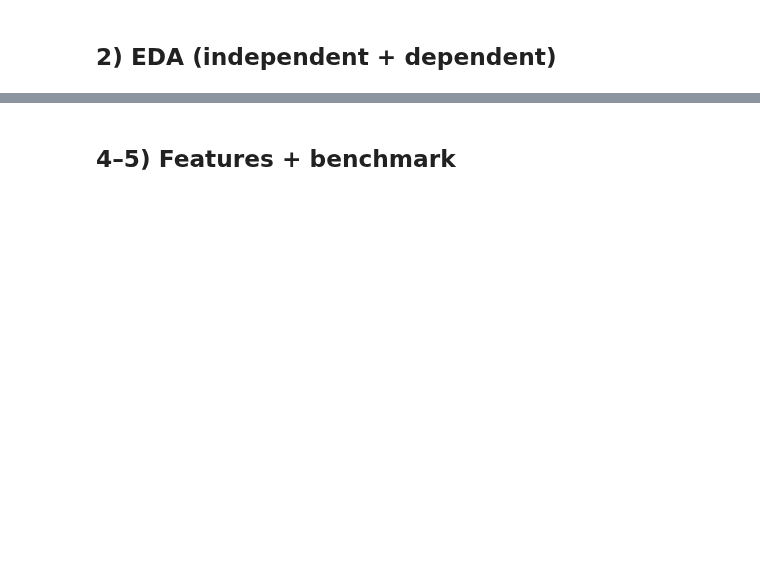
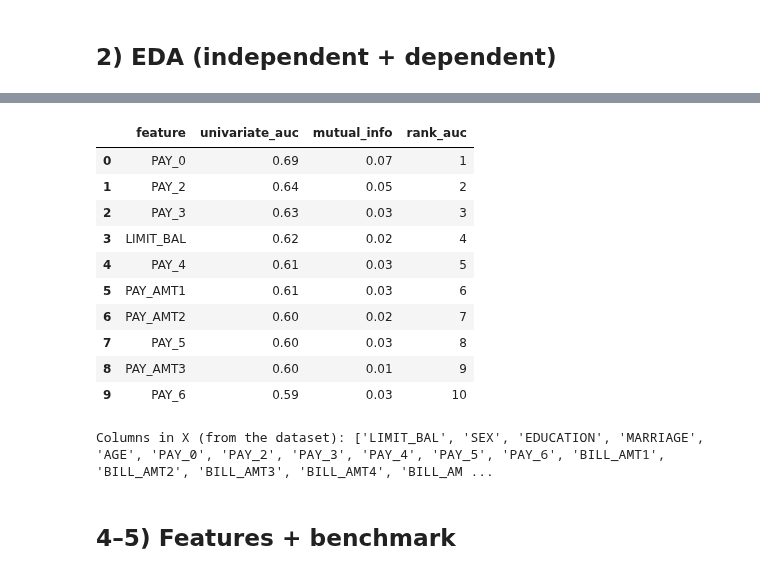
Before and after one commit to himanshujhamb222/credit-fraud-ml-mentoring, a Jupyter notebook: notebooks/01_walkthrough.ipynb, the cells around one changed output, grey strips where cells are left out. Saved outputs shown, nothing was run; the diff lists cells and outputs as text; code cells hidden in the pictures; blank space fills up the shorter version.

```diff
--- a/notebooks/01_walkthrough.ipynb
+++ b/notebooks/01_walkthrough.ipynb
@@ -39,7 +90,23 @@ eda.figures["target_distribution"]
 # %%
 ranks = rank_and_plot(x_train, y_train, save=True)
 display(ranks.ranking.head(10))
-ranks.figures["rank_bar"]
+print("Columns in X (from the dataset):", list(x_train.columns))
+
+# Rank & plot only: dropdown over features — bars = n_obs, line = capture rate
+ranks.figures["capture_dropdown"].show()
+# %% [output]
+|  | feature | univariate_auc | mutual_info | rank_auc |
+| 0 | PAY_0 | 0.69 | 0.07 | 1 |
+| 1 | PAY_2 | 0.64 | 0.05 | 2 |
+| 2 | PAY_3 | 0.63 | 0.03 | 3 |
+| 3 | LIMIT_BAL | 0.62 | 0.02 | 4 |
+| 4 | PAY_4 | 0.61 | 0.03 | 5 |
+| 5 | PAY_AMT1 | 0.61 | 0.03 | 6 |
+| 6 | PAY_AMT2 | 0.60 | 0.02 | 7 |
+| 7 | PAY_5 | 0.60 | 0.03 | 8 |
+| 8 | PAY_AMT3 | 0.60 | 0.01 | 9 |
+| 9 | PAY_6 | 0.59 | 0.03 | 10 |
+Columns in X (from the dataset): ['LIMIT_BAL', 'SEX', 'EDUCATION', 'MARRIAGE', 'AGE', 'PAY_0', 'PAY_2', 'PAY_3', 'PAY_4', 'PAY_5', 'PAY_6', 'BILL_AMT1', 'BILL_AMT2', 'BILL_AMT3', 'BILL_AMT4', 'BILL_AM ...
 # %% [markdown]
 ## 4–5) Features + benchmark
 # %%
```
Also changed, not shown: parts of 9 cells of this notebook, 32 other files.
